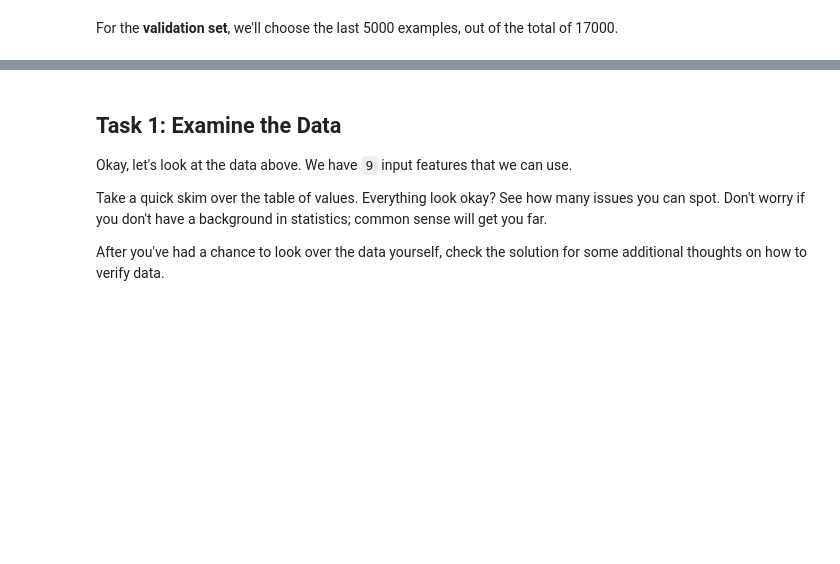
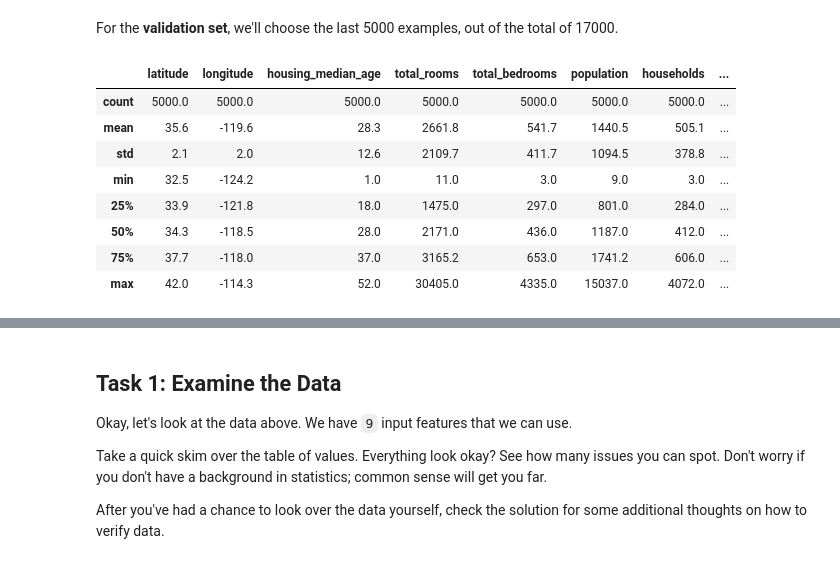
Before and after one commit to Chencx901/google_ml_course, a Jupyter notebook: validation.ipynb, the cells around one changed output, grey strips where cells are left out. Drawn from its saved outputs; the diff is of its cells as text; code cells hidden in the pictures; blank space fills up the shorter version.

```diff
--- a/validation.ipynb
+++ b/validation.ipynb
@@ -100,6 +120,16 @@ training_targets.describe()
 # %% [markdown]
 For the **validation set**, we'll choose the last 5000 examples, out of the total of 17000.
 # %%
-validation_examples = preprocess_features(california_housing_dataframe.tail(5000))
+validation_examples = preprocess_features(california_housing_dataframe.reindex(np.random.permutation(california_housing_dataframe.index)).tail(5000))
 validation_examples.describe()
+# %% [output]
+|  | latitude | longitude | housing_median_age | total_rooms | total_bedrooms | population | households | ... |
+| count | 5000.0 | 5000.0 | 5000.0 | 5000.0 | 5000.0 | 5000.0 | 5000.0 | ... |
+| mean | 35.6 | -119.6 | 28.3 | 2661.8 | 541.7 | 1440.5 | 505.1 | ... |
+| std | 2.1 | 2.0 | 12.6 | 2109.7 | 411.7 | 1094.5 | 378.8 | ... |
+| min | 32.5 | -124.2 | 1.0 | 11.0 | 3.0 | 9.0 | 3.0 | ... |
+| 25% | 33.9 | -121.8 | 18.0 | 1475.0 | 297.0 | 801.0 | 284.0 | ... |
+| 50% | 34.3 | -118.5 | 28.0 | 2171.0 | 436.0 | 1187.0 | 412.0 | ... |
+| 75% | 37.7 | -118.0 | 37.0 | 3165.2 | 653.0 | 1741.2 | 606.0 | ... |
+| max | 42.0 | -114.3 | 52.0 | 30405.0 | 4335.0 | 15037.0 | 4072.0 | ... |
 # %%
```
Also changed, not shown: parts of 6 cells of this notebook.
